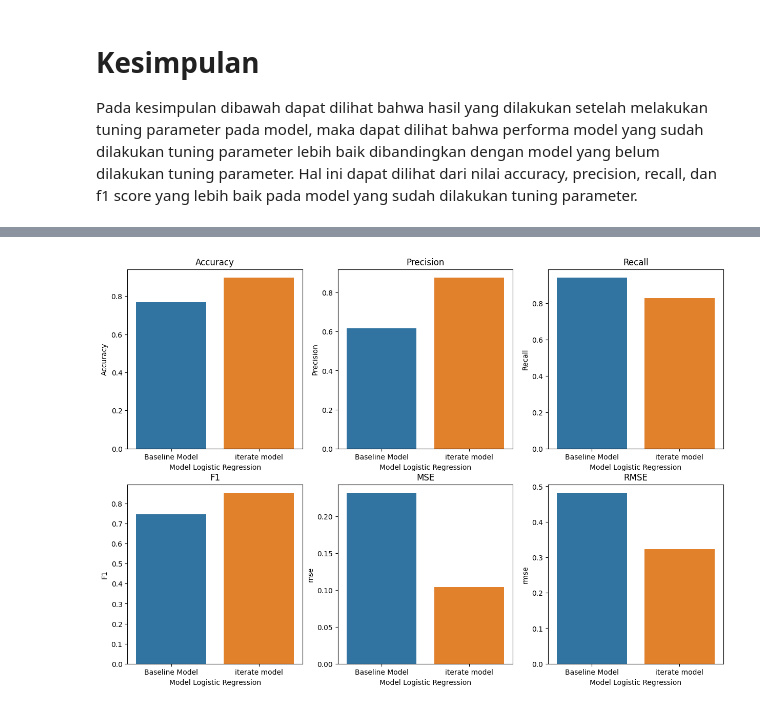
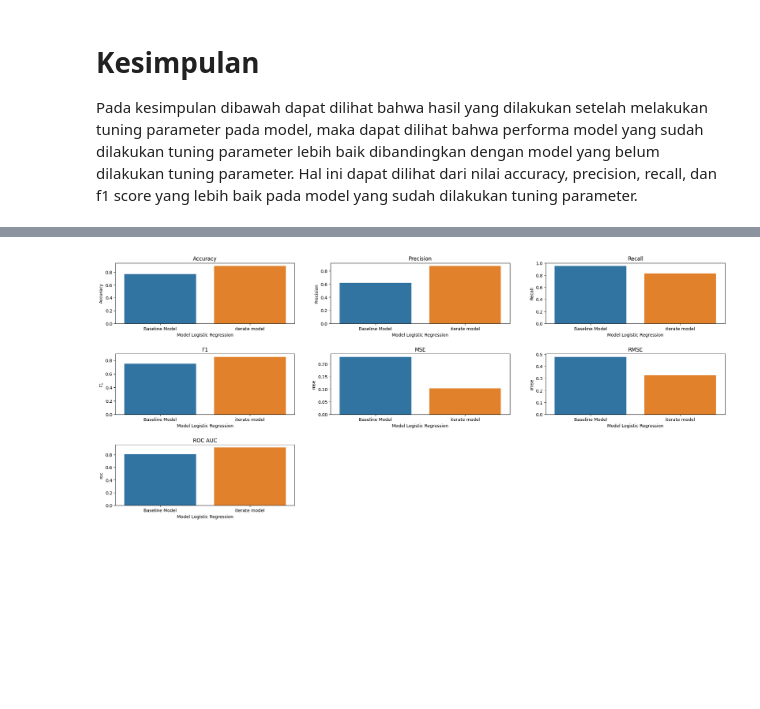
Before and after one commit to AbdulHafidh-AI/INF540-KELOMPOK2-MACHINE_LEARNING_PROJECT, a Jupyter notebook: LoanDefaultPrediction_01.ipynb, the cells around one changed output, grey strips where cells are left out. Cells and saved outputs as stored; diff of their text form; code cells hidden in the pictures; blank space fills up the shorter version.

Commit message:
feat: add visualization

```diff
--- a/LoanDefaultPrediction_01.ipynb
+++ b/LoanDefaultPrediction_01.ipynb
@@ -464,6 +464,7 @@ recall = []
 f1 = []
 mse = []
 rmse = []
+roc = []
 
 result_logistic_regression = {
     "Model Logistic Regression": model_logistic_regression,
@@ -472,7 +473,8 @@ result_logistic_regression = {
     "Recall": recall,
     "F1": f1,
     "mse" : mse,
-    "rmse" : rmse
+    "rmse" : rmse,
+    "roc" : roc
 }
 # %% [markdown]
 ## Baseline
@@ -774,34 +778,41 @@ df_result
 # %%
 # Memvisualisasikan hasil evaluasi model
 import matplotlib.pyplot as plt
 import seaborn as sns
 
 # visuasliasi hasil dengan membandingkan nilai akurasi, precision, recall, f1, dan mse dari baseline model dan model yang telah di tuning
-plt.figure(figsize=(15, 10))
-plt.subplot(2, 3, 1)
+plt.figure(figsize=(25, 10))
+plt.subplot(3 , 3, 1)
 sns.barplot(x='Model Logistic Regression', y='Accuracy', data=df_result)
 plt.title('Accuracy')
 
-plt.subplot(2, 3, 2)
+plt.subplot(3, 3, 2)
 sns.barplot(x='Model Logistic Regression', y='Precision', data=df_result)
 plt.title('Precision')
 
-plt.subplot(2, 3, 3)
+plt.subplot(3, 3, 3)
 sns.barplot(x='Model Logistic Regression', y='Recall', data=df_result)
 plt.title('Recall')
 
-plt.subplot(2, 3, 4)
+# give space between subplots
+plt.subplots_adjust(hspace=0.5)
+
+plt.subplot(3, 3, 4)
 sns.barplot(x='Model Logistic Regression', y='F1', data=df_result)
 plt.title('F1')
 
-plt.subplot(2, 3, 5)
+plt.subplot(3, 3, 5)
 sns.barplot(x='Model Logistic Regression', y='mse', data=df_result)
 plt.title('MSE')
 
-plt.subplot(2, 3, 6)
+plt.subplot(3, 3, 6)
 sns.barplot(x='Model Logistic Regression', y='rmse', data=df_result)
 plt.title('RMSE')
 
+plt.subplot(3, 3, 7)
+sns.barplot(x='Model Logistic Regression', y='roc', data=df_result)
+plt.title('ROC AUC')
+
 plt.show()
 # %% [output]
-[figure, old version]
+[figure, new version]
```
Also changed, not shown: parts of 7 cells of this notebook, 3 other files.
